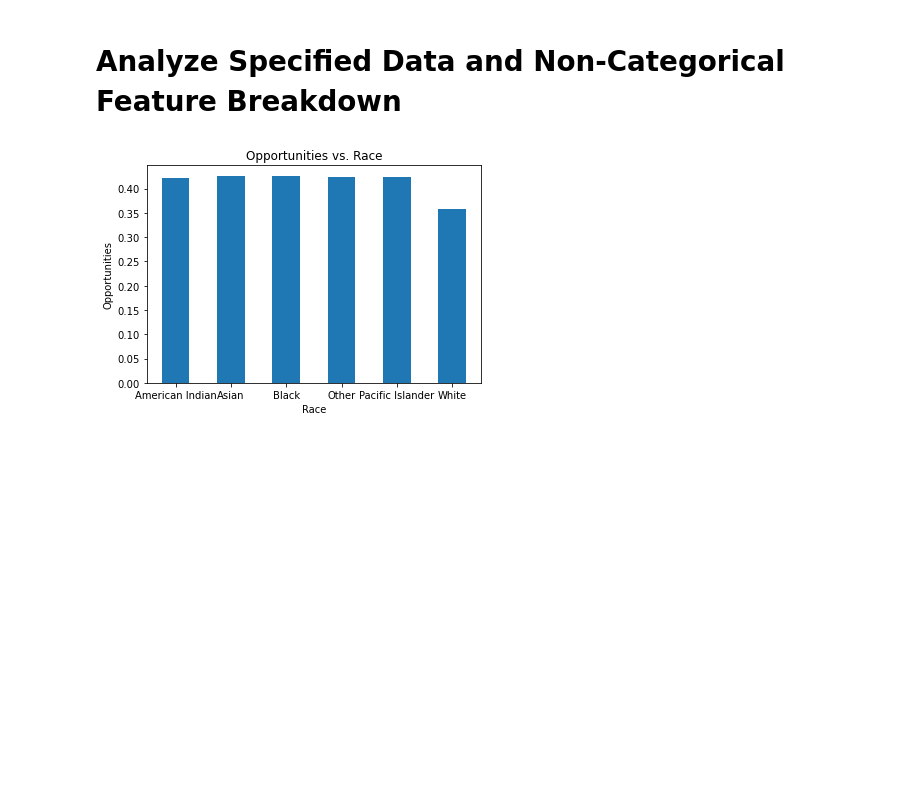
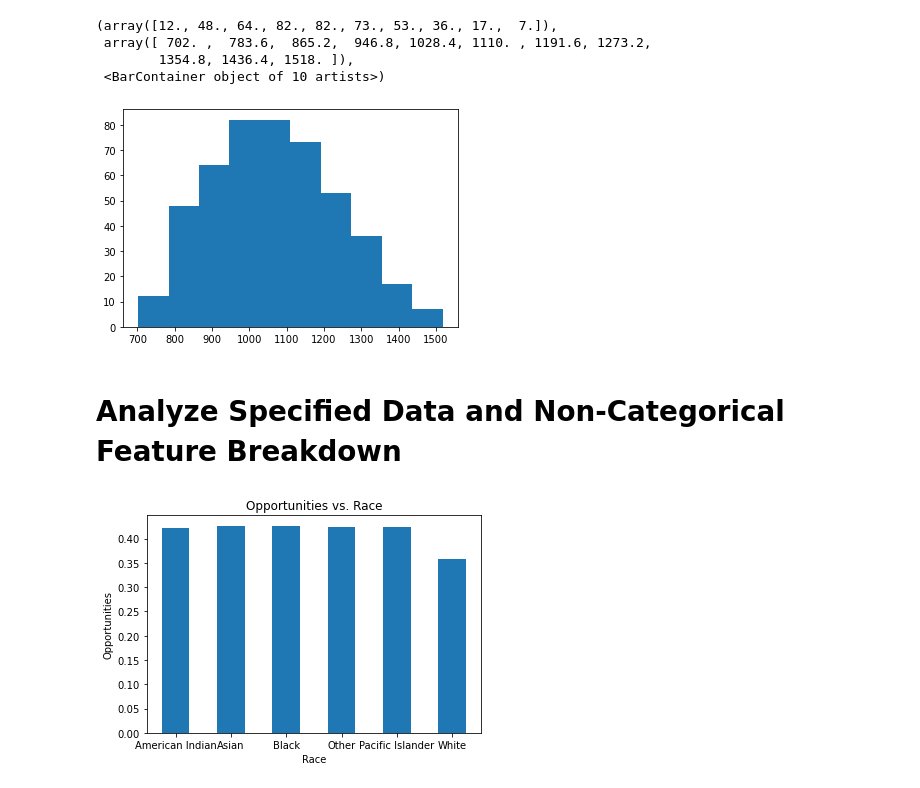
Before and after one commit to liangeric/MirrorDataAdmission, a Jupyter notebook: dataAnalysis.ipynb, the cells around one changed output. Saved outputs shown, nothing was run; the diff lists cells and outputs as text; code cells hidden in the pictures; blank space fills up the shorter version.

```diff
--- a/dataAnalysis.ipynb
+++ b/dataAnalysis.ipynb
@@ -35,3 +57,11 @@ Name: Academic Qualification, dtype: float64
+# %%
+plt.hist(idealdata[idealdata["Admission"] == "No"]["SAT"])
+# %% [output]
+(array([12., 48., 64., 82., 82., 73., 53., 36., 17.,  7.]),
+ array([ 702. ,  783.6,  865.2,  946.8, 1028.4, 1110. , 1191.6, 1273.2,
+        1354.8, 1436.4, 1518. ]),
+ <BarContainer object of 10 artists>)
+[figure, added]
 # %% [markdown]
 # Analyze Specified Data and Non-Categorical Feature Breakdown
 # %%
```
Also changed, not shown: parts of 6 cells of this notebook, 6 other files.
